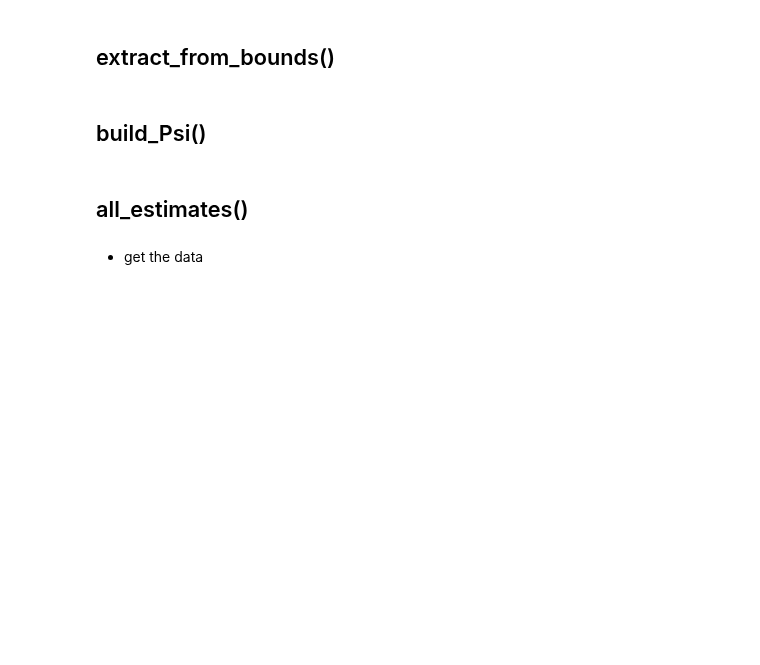
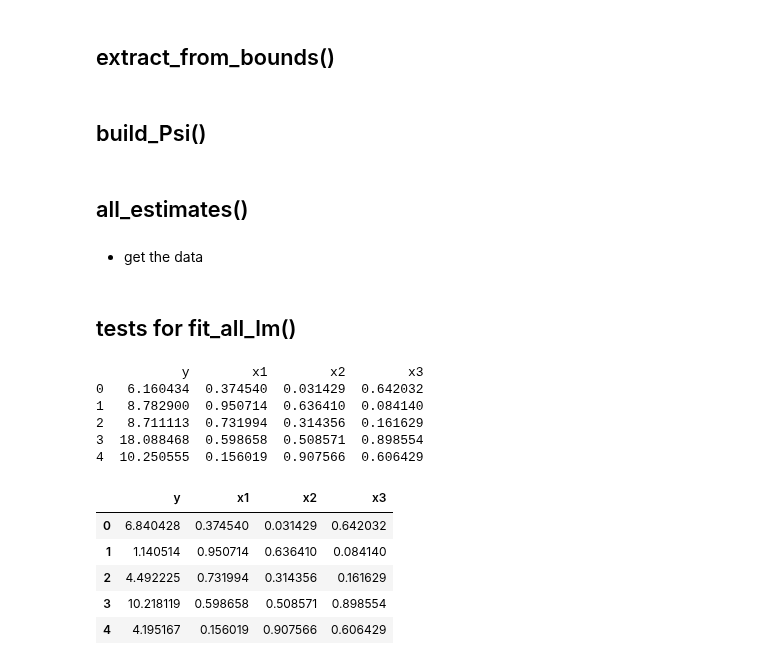
Before and after one commit to sequential-parameter-optimization/spotPython, a Jupyter notebook: notebooks/00_spotPython_tests.ipynb, the cells around one changed output. Cells and saved outputs as stored; diff of their text form; code cells hidden in the pictures; blank space fills up the shorter version.

```diff
--- a/notebooks/00_spotPython_tests.ipynb
+++ b/notebooks/00_spotPython_tests.ipynb
@@ -6853,3 +6853,59 @@ def all_plot2_old(data, xlabels=None, xlim=(0, 1), xlab="P value", ylim=None, yl
         plt.subplots_adjust(top=0.8)
         g.fig.suptitle(title)
     plt.show()
+# %% [markdown]
+## tests for fit_all_lm()
+# %%
+import numpy as np
+import pandas as pd
+
+def generate_data(n_samples=100, b0=1, b1=2, b2=3, b3=4, b12=5, b13=6, b23=7, b123=8, noise_std=1):
+    """
+    Generate data for the linear formula y ~ b0 + b1*x1 + b2*x2 + b3*x3 + b12*x1*x2 + b13*x1*x3 + b23*x2*x3 + b123*x1*x2*x3.
+
+    Args:
+        n_samples (int): Number of samples to generate.
+        b0 (float): Coefficient for the intercept.
+        b1 (float): Coefficient for x1.
+        b2 (float): Coefficient for x2.
+        b3 (float): Coefficient for x3.
+        b12 (float): Coefficient for the interaction term x1*x2.
+        b13 (float): Coefficient for the interaction term x1*x3.
+        b23 (float): Coefficient for the interaction term x2*x3.
+        b123 (float): Coefficient for the interaction term x1*x2*x3.
+        noise_std (float): Standard deviation of the Gaussian noise added to y.
+
+    Returns:
+        pd.DataFrame: A DataFrame containing the generated data with columns ['x1', 'x2', 'x3', 'y'].
+    """
+    np.random.seed(42)  # For reproducibility
+    x1 = np.random.uniform(0, 1, n_samples)
+    x2 = np.random.uniform(0, 1, n_samples)
+    x3 = np.random.uniform(0, 1, n_samples)
+
+    y = (b0 + b1*x1 + b2*x2 + b3*x3 + b12*x1*x2 + b13*x1*x3 + b23*x2*x3 + b123*x1*x2*x3 +
+         np.random.normal(0, noise_std, n_samples))
+
+    data = pd.DataFrame({'y': y, 'x1': x1, 'x2': x2, 'x3': x3})
+    return data
+
+# Example usage
+data = generate_data()
+print(data.head())
+# %% [output]
+           y        x1        x2        x3
+0   6.160434  0.374540  0.031429  0.642032
+1   8.782900  0.950714  0.636410  0.084140
+2   8.711113  0.731994  0.314356  0.161629
+3  18.088468  0.598658  0.508571  0.898554
+4  10.250555  0.156019  0.907566  0.606429
+# %%
+data = generate_data(b0=0, b1=1, b2=0, b3=10, b12=0, b13=0, b23=0, b123=0, noise_std=1)
+data.head()
+# %% [output]
+|  | y | x1 | x2 | x3 |
+| 0 | 6.840428 | 0.374540 | 0.031429 | 0.642032 |
+| 1 | 1.140514 | 0.950714 | 0.636410 | 0.084140 |
+| 2 | 4.492225 | 0.731994 | 0.314356 | 0.161629 |
+| 3 | 10.218119 | 0.598658 | 0.508571 | 0.898554 |
+| 4 | 4.195167 | 0.156019 | 0.907566 | 0.606429 |
```
Also changed, not shown: parts of 8 cells of this notebook.
